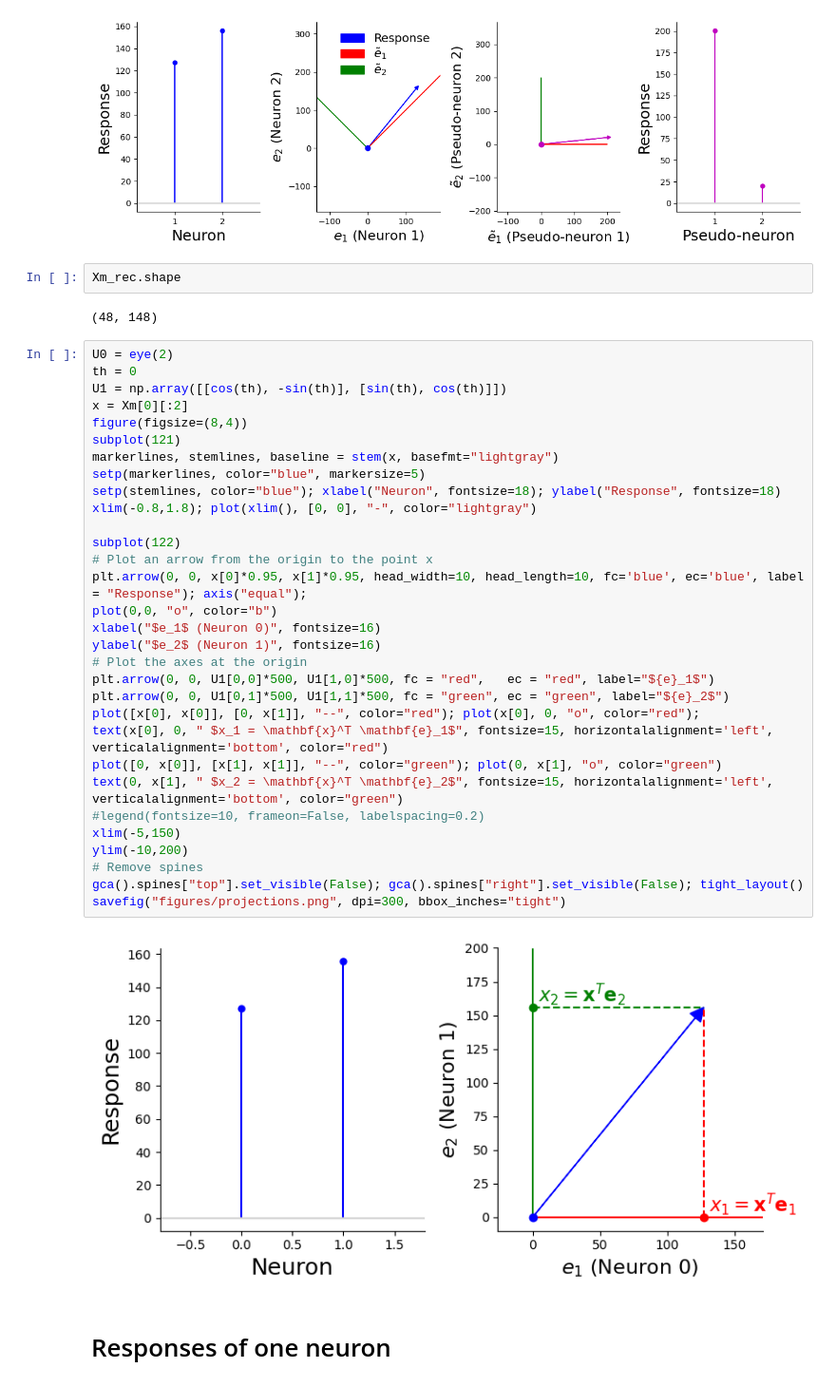
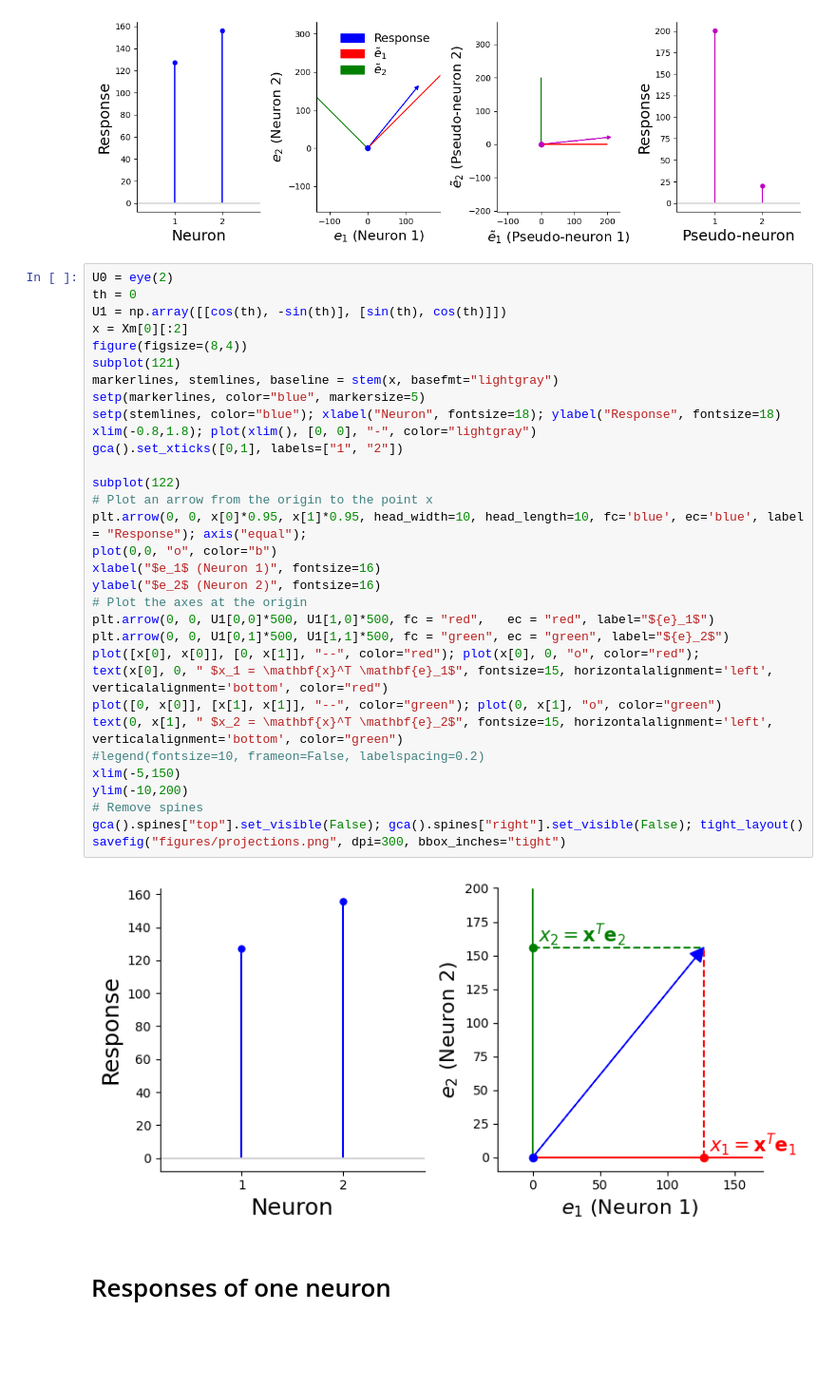
Before and after one commit to stootoon/swc-statneuro2025-dimensionality-reduction, a Jupyter notebook: make-figs.ipynb, the cells around one changed output. Shown at 95% size. Drawn from its saved outputs; the diff is of its cells as text; blank space fills up the shorter version.

```diff
--- a/make-figs.ipynb
+++ b/make-figs.ipynb
@@ -172,43 +172,40 @@ tight_layout()
 savefig("figures/coordinate_transform.png", dpi=300, bbox_inches="tight")
 # %% [output]
 [figure]
-# %%
-Xm_rec.shape
-# %% [output]
-(48, 148)
 # %%
 U0 = eye(2)
 th = 0
 U1 = np.array([[cos(th), -sin(th)], [sin(th), cos(th)]])
 x = Xm[0][:2]
 figure(figsize=(8,4))
 subplot(121)
 markerlines, stemlines, baseline = stem(x, basefmt="lightgray")
 setp(markerlines, color="blue", markersize=5)
 setp(stemlines, color="blue"); xlabel("Neuron", fontsize=18); ylabel("Response", fontsize=18)
 xlim(-0.8,1.8); plot(xlim(), [0, 0], "-", color="lightgray")
+gca().set_xticks([0,1], labels=["1", "2"])
 
 subplot(122)
 # Plot an arrow from the origin to the point x
 plt.arrow(0, 0, x[0]*0.95, x[1]*0.95, head_width=10, head_length=10, fc='blue', ec='blue', label = "Response"); axis("equal");
 plot(0,0, "o", color="b")
-xlabel("$e_1$ (Neuron 0)", fontsize=16)
-ylabel("$e_2$ (Neuron 1)", fontsize=16)
+xlabel("$e_1$ (Neuron 1)", fontsize=16)
+ylabel("$e_2$ (Neuron 2)", fontsize=16)
 # Plot the axes at the origin
 plt.arrow(0, 0, U1[0,0]*500, U1[1,0]*500, fc = "red",   ec = "red", label="${e}_1$")
 plt.arrow(0, 0, U1[0,1]*500, U1[1,1]*500, fc = "green", ec = "green", label="${e}_2$")
 plot([x[0], x[0]], [0, x[1]], "--", color="red"); plot(x[0], 0, "o", color="red");
 text(x[0], 0, " $x_1 = \mathbf{x}^T \mathbf{e}_1$", fontsize=15, horizontalalignment='left', verticalalignment='bottom', color="red")
 plot([0, x[0]], [x[1], x[1]], "--", color="green"); plot(0, x[1], "o", color="green")
 text(0, x[1], " $x_2 = \mathbf{x}^T \mathbf{e}_2$", fontsize=15, horizontalalignment='left', verticalalignment='bottom', color="green")
 #legend(fontsize=10, frameon=False, labelspacing=0.2)
 xlim(-5,150)
 ylim(-10,200)
 # Remove spines
 gca().spines["top"].set_visible(False); gca().spines["right"].set_visible(False); tight_layout()
 savefig("figures/projections.png", dpi=300, bbox_inches="tight")
 # %% [output]
-[figure, old version]
+[figure, new version]
 # %% [markdown]
 # Responses of one neuron
 # %%
```
Also changed, not shown: 1 other file.
